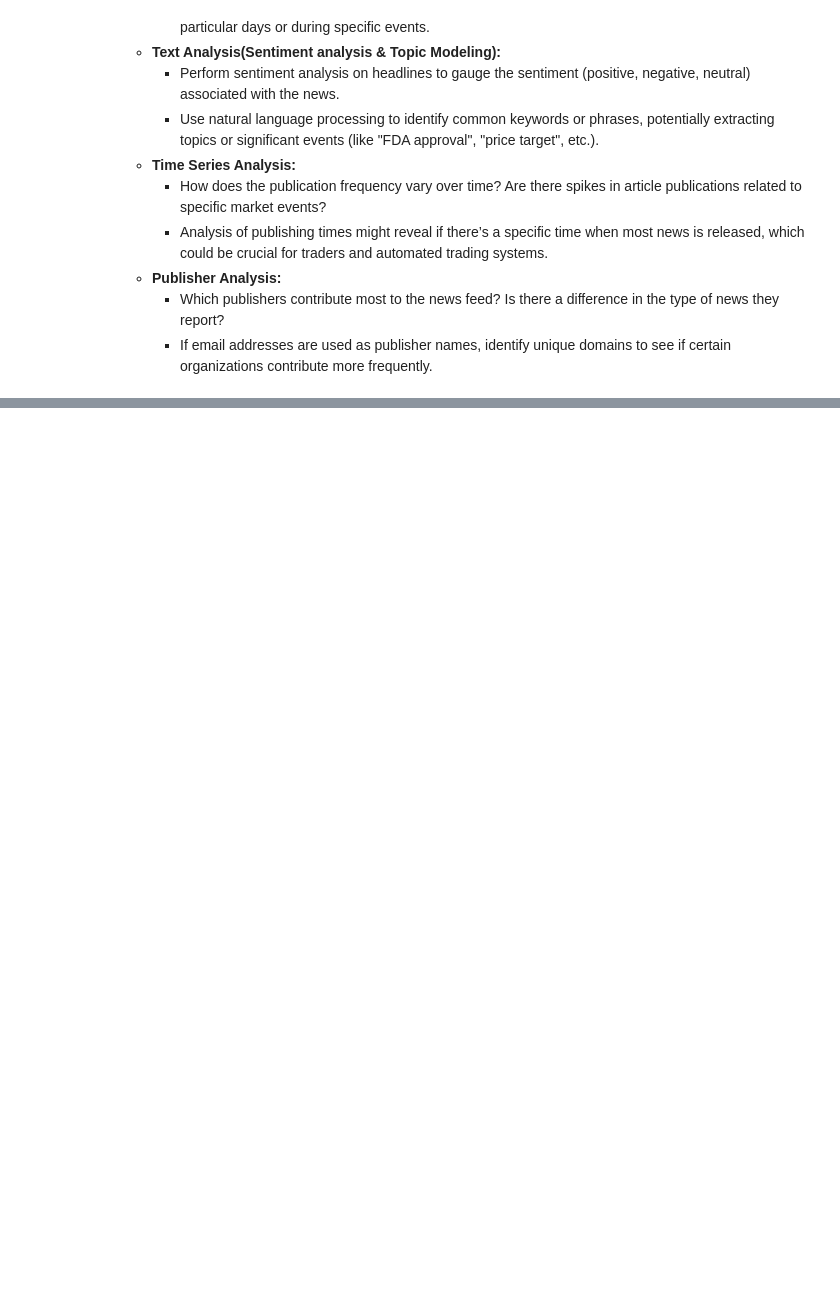
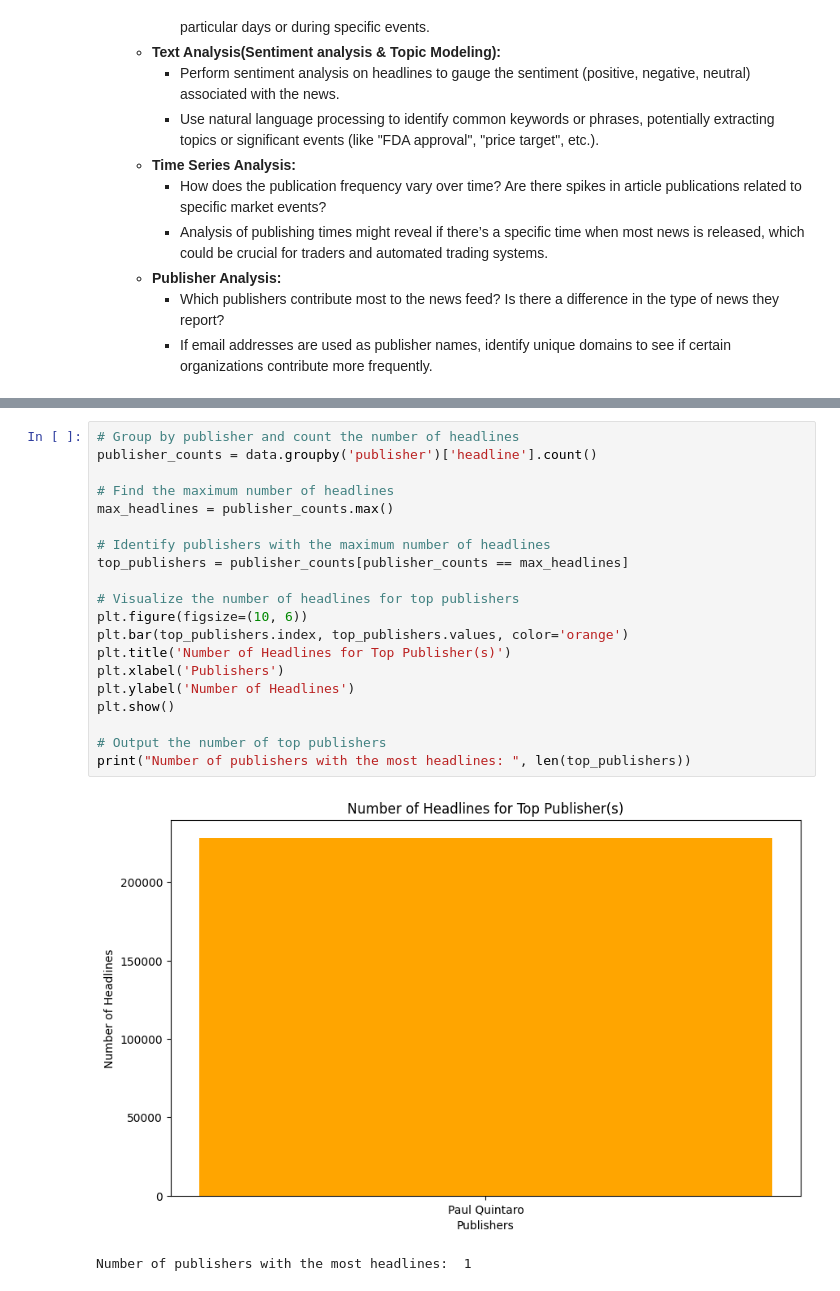
Before and after one commit to tedoaba/KAIM-W1, a Jupyter notebook: kaim-week1-task-1.ipynb, the cells around one changed output, grey strips where cells are left out. Drawn from its saved outputs; the diff is of its cells as text; blank space fills up the shorter version.

```diff
--- a/kaim-week1-task-1.ipynb
+++ b/kaim-week1-task-1.ipynb
@@ -72,0 +202,23 @@ data.head()
+# %%
+# Group by publisher and count the number of headlines
+publisher_counts = data.groupby('publisher')['headline'].count()
+
+# Find the maximum number of headlines
+max_headlines = publisher_counts.max()
+
+# Identify publishers with the maximum number of headlines
+top_publishers = publisher_counts[publisher_counts == max_headlines]
+
+# Visualize the number of headlines for top publishers
+plt.figure(figsize=(10, 6))
+plt.bar(top_publishers.index, top_publishers.values, color='orange')
+plt.title('Number of Headlines for Top Publisher(s)')
+plt.xlabel('Publishers')
+plt.ylabel('Number of Headlines')
+plt.show()
+
+# Output the number of top publishers
+print("Number of publishers with the most headlines: ", len(top_publishers))
+# %% [output]
+[figure, added]
+Number of publishers with the most headlines:  1
```
Also changed, not shown: parts of 17 cells of this notebook.
